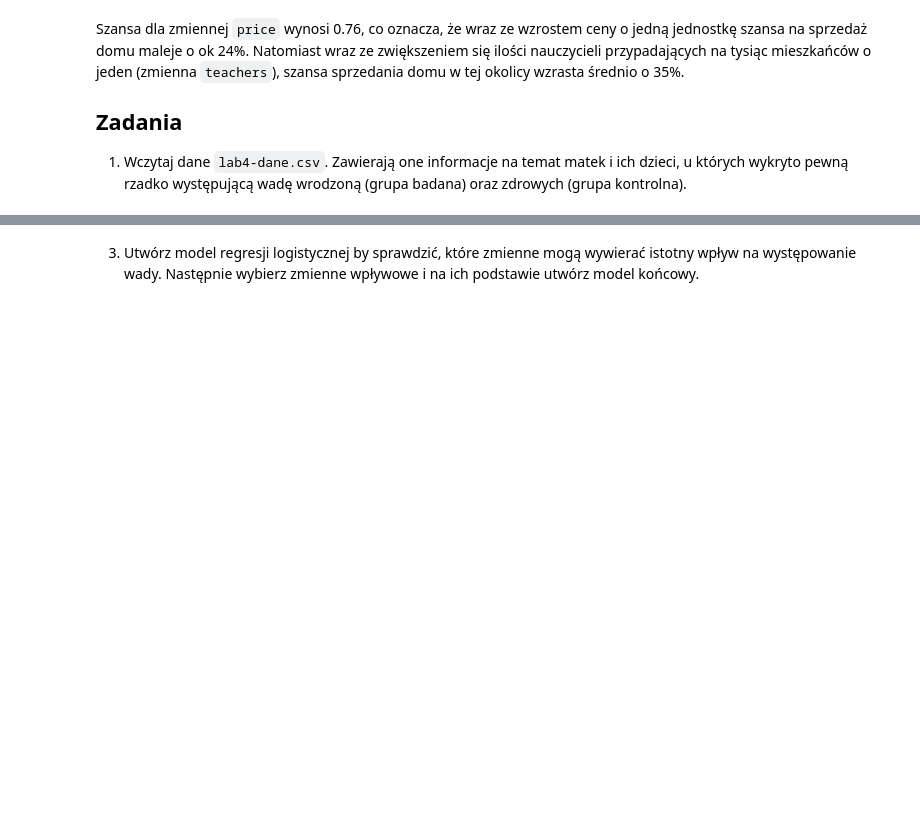
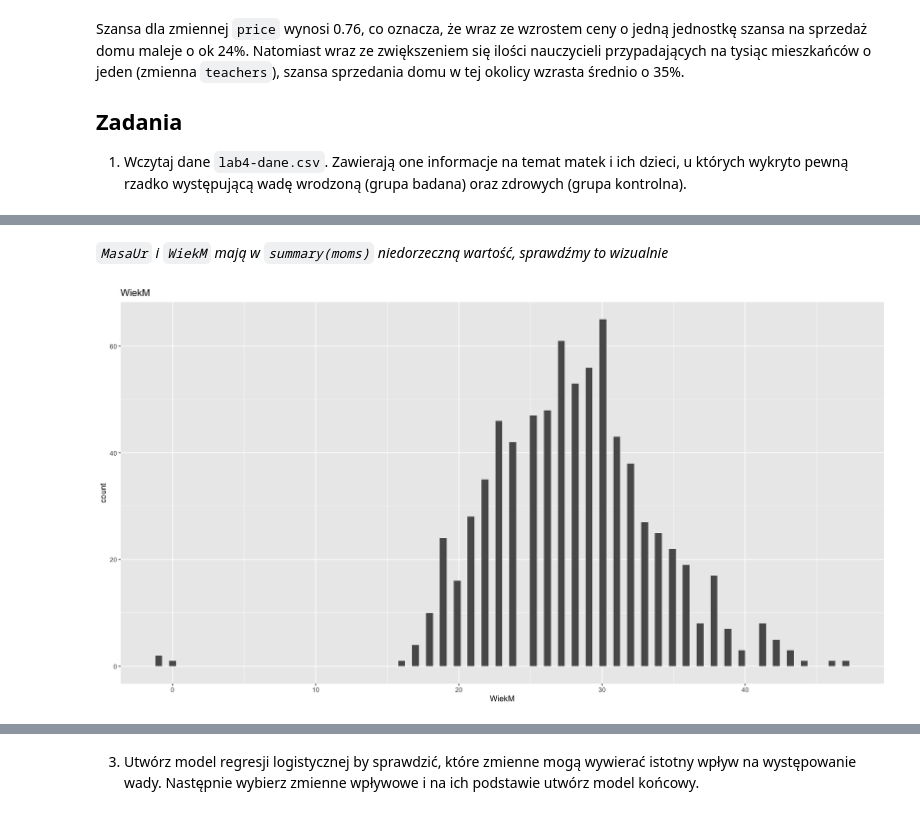
Before and after one commit to stawarzkrzysztof/uczenie_maszynowe_ifs2024, a Jupyter notebook: 30_10_2024/04-UM2024_regresja_logistyczna.ipynb, the cells around one changed output, grey strips where cells are left out. Drawn from its saved outputs; the diff is of its cells as text; code cells hidden in the pictures; blank space fills up the shorter version.

```diff
--- a/30_10_2024/04-UM2024_regresja_logistyczna.ipynb
+++ b/30_10_2024/04-UM2024_regresja_logistyczna.ipynb
@@ -77,4 +295,22 @@ Szansa dla zmiennej `price` wynosi 0.76, co oznacza, że wraz ze wzrostem ceny o
 
 1.  Wczytaj dane `lab4-dane.csv`. Zawierają one informacje na temat matek i ich dzieci, u których wykryto pewną rzadko występującą wadę wrodzoną (grupa badana) oraz zdrowych (grupa kontrolna).
 # %%
-#
+moms <- read_delim("data/lab4-dane.csv", delim=";")
+
+names(moms) <- gsub(" ", "", names(moms))
+moms <- moms %>%
+  mutate(
+    GRUPA = as.factor(GRUPA),
+    MiejsceZam = as.logical(MiejsceZam),
+    Płeć = as.logical(Płeć),
+    MasaUr = as.double(gsub(",", ".", MasaUr)),
+    WiekM = as.integer(WiekM),
+    KolCiazy = as.integer(KolCiazy),
+    PoronSamo = as.logical(PoronSamo),
+    InfOddech = as.logical(InfOddech),
+    Palenie = as.logical(Palenie),
+    WyksztM = as.factor(WyksztM),
+    Wzawodowe = as.logical(Wzawodowe),
+    Wsrednie = as.logical(Wsrednie),
+    Wwyzsze = as.logical(Wwyzsze),
+  )
@@ -84,0 +385,8 @@ Szansa dla zmiennej `price` wynosi 0.76, co oznacza, że wraz ze wzrostem ceny o
+# %% [markdown]
+*`MasaUr` i `WiekM` mają w `summary(moms)` niedorzeczną wartość, sprawdźmy to wizualnie*
+# %%
+ggplot(moms, aes(x = WiekM)) +
+    geom_histogram(bins=100) +
+    ggtitle("WiekM")
+# %% [output]
+[figure, added]
```
Also changed, not shown: parts of 26 cells of this notebook.
